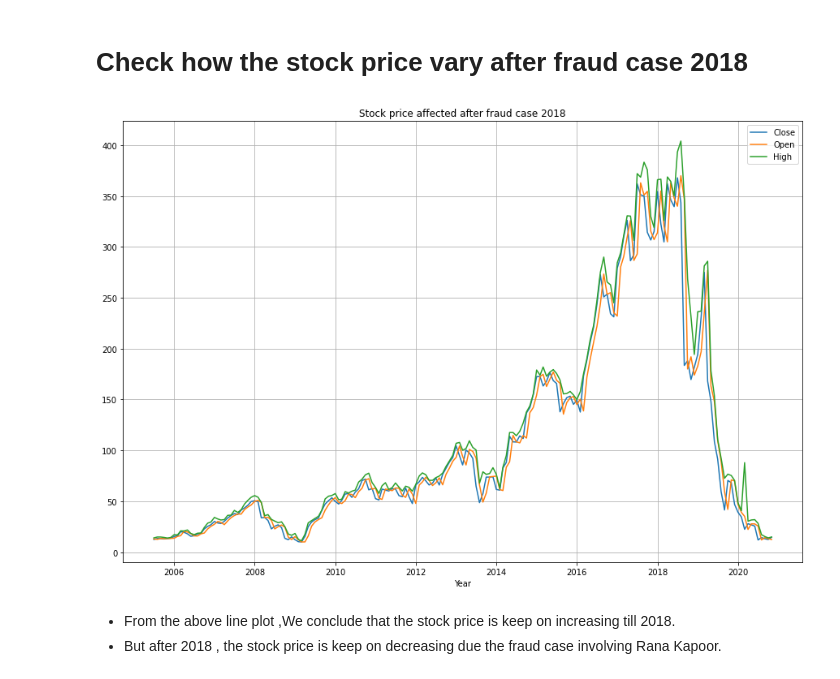
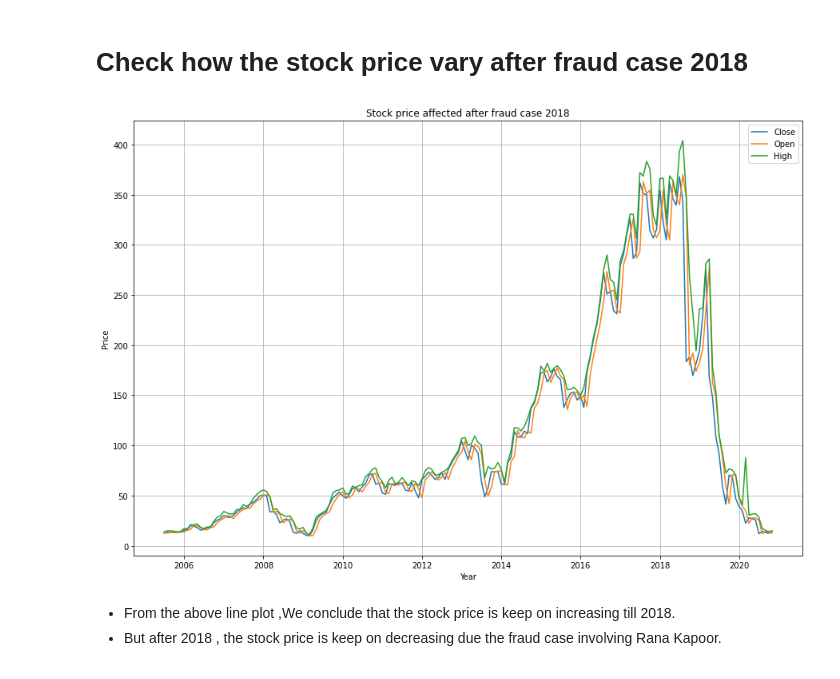
Before and after one commit to meena25091992/Yes_Bank_Stock_Closing_Price_Prediction, a Jupyter notebook: Group_Notebook_Yes_Bank_Stock_Price_Prediction.ipynb, the cells around one changed output. Cells and saved outputs as stored; diff of their text form; code cells hidden in the pictures.

```diff
--- a/Group_Notebook_Yes_Bank_Stock_Price_Prediction.ipynb
+++ b/Group_Notebook_Yes_Bank_Stock_Price_Prediction.ipynb
@@ -362,16 +362,17 @@ plt.show()
 # %%
 # Plot the Line for each numerical column and see how stock price is affected after fraud case 2018
 
 plt.figure(figsize=(15,10))
 plt.plot(stock_price_df['Close'])
 plt.plot(stock_price_df['Open'])
 plt.plot(stock_price_df['High'])
 plt.legend(['Close','Open','High'])
 plt.title("Stock price affected after fraud case 2018")
 plt.xlabel("Year")
+plt.ylabel("Price")
 plt.grid()
 # %% [output]
-[figure, old version]
+[figure, new version]
 # %% [markdown]
 * From the above line plot ,We conclude that the stock price is keep on increasing till 2018.
 * But after 2018 , the stock price is keep on decreasing due the fraud case involving Rana Kapoor.
```
Also changed, not shown: parts of 39 cells of this notebook.
